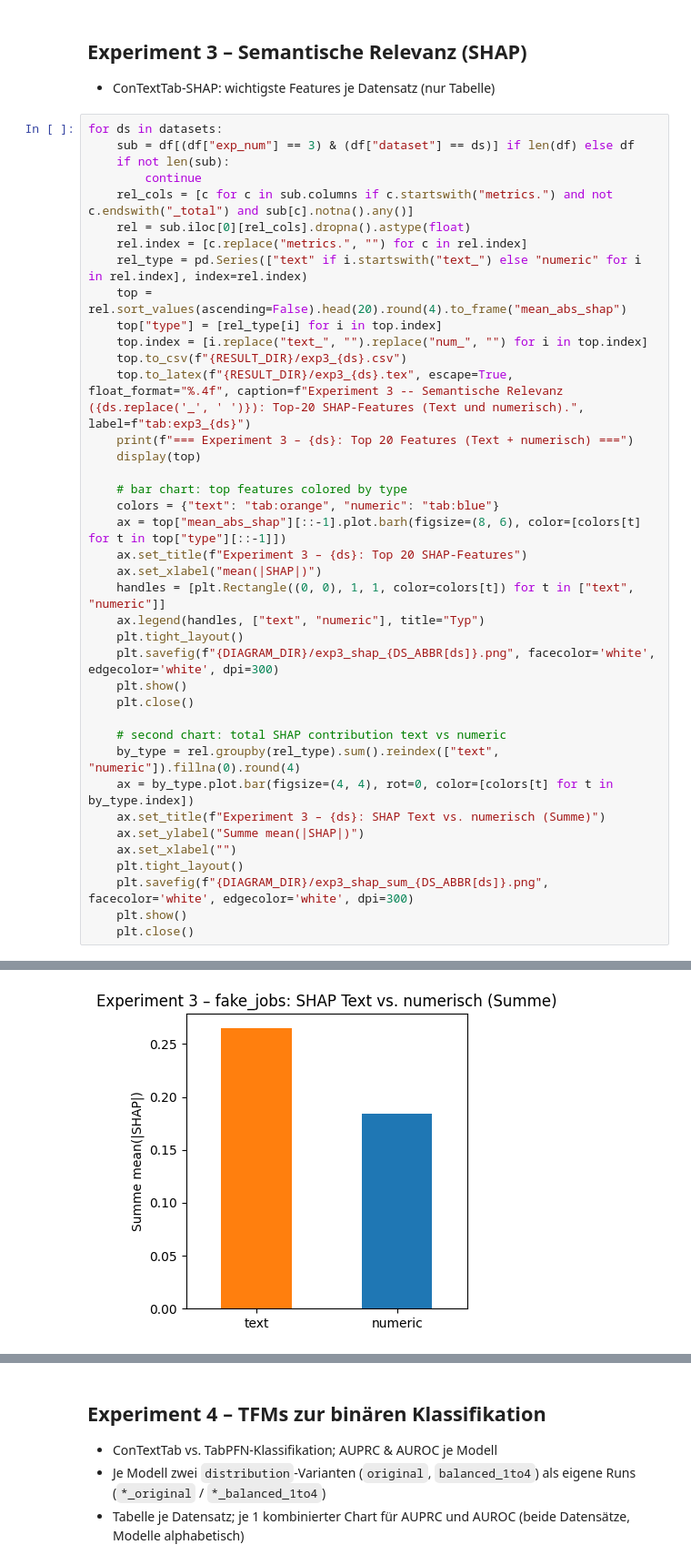
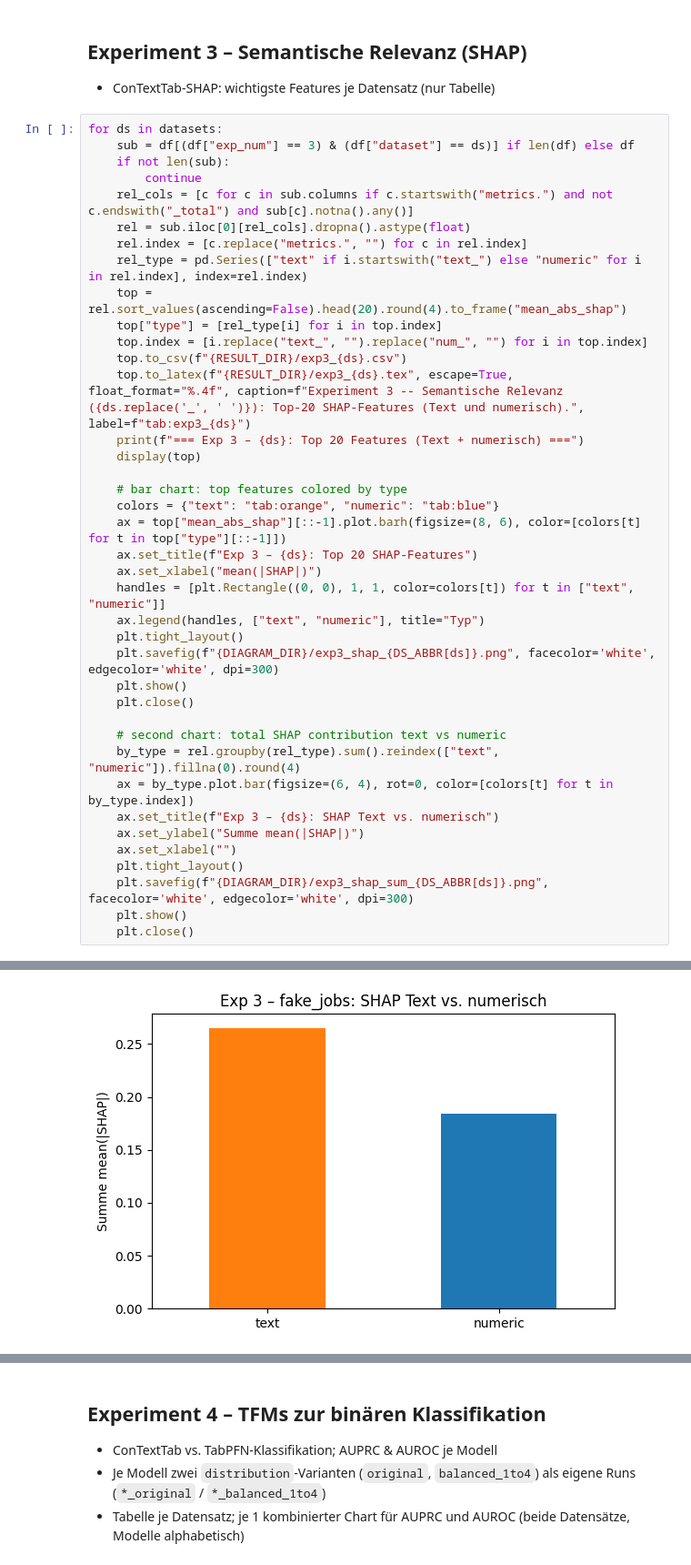
Before and after one commit to florivz/tfm-anomaly-detection, a Jupyter notebook: experiment_summary.ipynb, the cells around one changed output, grey strips where cells are left out. Shown at 91% size. Drawn from its saved outputs; the diff is of its cells as text.

Commit message:
experiment_summary update: - fix figures

```diff
--- a/experiment_summary.ipynb
+++ b/experiment_summary.ipynb
@@ -193,13 +193,13 @@ for ds in datasets:
     top.index = [i.replace("text_", "").replace("num_", "") for i in top.index]
     top.to_csv(f"{RESULT_DIR}/exp3_{ds}.csv")
     top.to_latex(f"{RESULT_DIR}/exp3_{ds}.tex", escape=True, float_format="%.4f", caption=f"Experiment 3 -- Semantische Relevanz ({ds.replace('_', ' ')}): Top-20 SHAP-Features (Text und numerisch).", label=f"tab:exp3_{ds}")
-    print(f"=== Experiment 3 – {ds}: Top 20 Features (Text + numerisch) ===")
+    print(f"=== Exp 3 – {ds}: Top 20 Features (Text + numerisch) ===")
     display(top)
 
     # bar chart: top features colored by type
     colors = {"text": "tab:orange", "numeric": "tab:blue"}
     ax = top["mean_abs_shap"][::-1].plot.barh(figsize=(8, 6), color=[colors[t] for t in top["type"][::-1]])
-    ax.set_title(f"Experiment 3 – {ds}: Top 20 SHAP-Features")
+    ax.set_title(f"Exp 3 – {ds}: Top 20 SHAP-Features")
     ax.set_xlabel("mean(|SHAP|)")
     handles = [plt.Rectangle((0, 0), 1, 1, color=colors[t]) for t in ["text", "numeric"]]
     ax.legend(handles, ["text", "numeric"], title="Typ")
@@ -210,8 +210,8 @@ for ds in datasets:
 
     # second chart: total SHAP contribution text vs numeric
     by_type = rel.groupby(rel_type).sum().reindex(["text", "numeric"]).fillna(0).round(4)
-    ax = by_type.plot.bar(figsize=(4, 4), rot=0, color=[colors[t] for t in by_type.index])
-    ax.set_title(f"Experiment 3 – {ds}: SHAP Text vs. numerisch (Summe)")
+    ax = by_type.plot.bar(figsize=(6, 4), rot=0, color=[colors[t] for t in by_type.index])
+    ax.set_title(f"Exp 3 – {ds}: SHAP Text vs. numerisch")
     ax.set_ylabel("Summe mean(|SHAP|)")
     ax.set_xlabel("")
     plt.tight_layout()
@@ -241 +241 @@ for ds in datasets:
-[figure, old version]
+[figure, new version]
```
Also changed, not shown: parts of 1 cell of this notebook, 4 other files.
